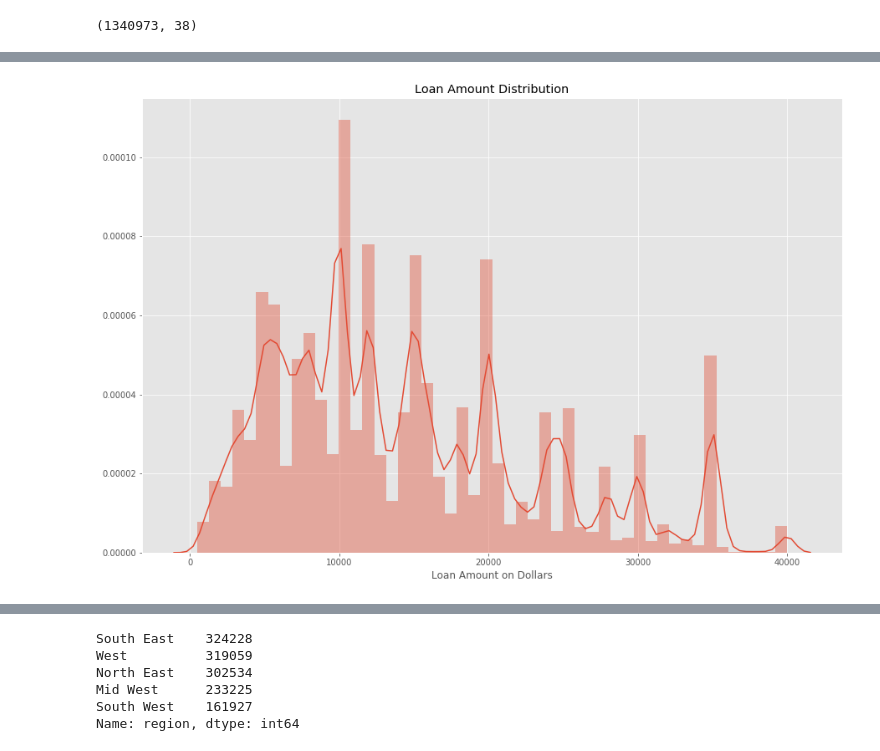
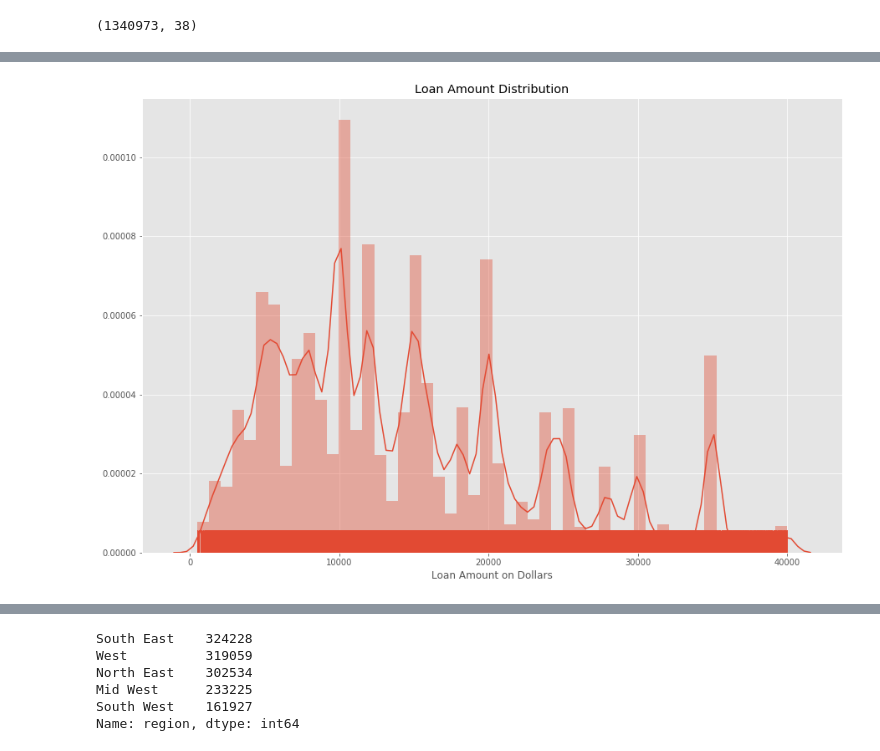
Before and after one commit to sanatanonline/pynb-codes, a Jupyter notebook: src/lending club/02 Initial EDA.ipynb, the cells around one changed output, grey strips where cells are left out. Cells and saved outputs as stored; diff of their text form; code cells hidden in the pictures.

```diff
--- a/src/lending club/02 Initial EDA.ipynb
+++ b/src/lending club/02 Initial EDA.ipynb
@@ -80,14 +52,14 @@ display(HTML(loan_data_info.to_html()))
 # %%
 '''Loan Amount Distribution'''
 plt.style.use('ggplot')
 plt.figure(figsize=(15, 10))
 
-sns.distplot(loan_data['loan_amnt'])
+sns.distplot(loan_data['loan_amnt'], rug=True)
 
 plt.xlabel("Loan Amount on Dollars")
 plt.title("Loan Amount Distribution")
 
 plt.show()
 # %% [output]
-[figure, old version]
+[figure, new version]
 # %%
```
Also changed, not shown: parts of 8 cells of this notebook, 1 other file.
